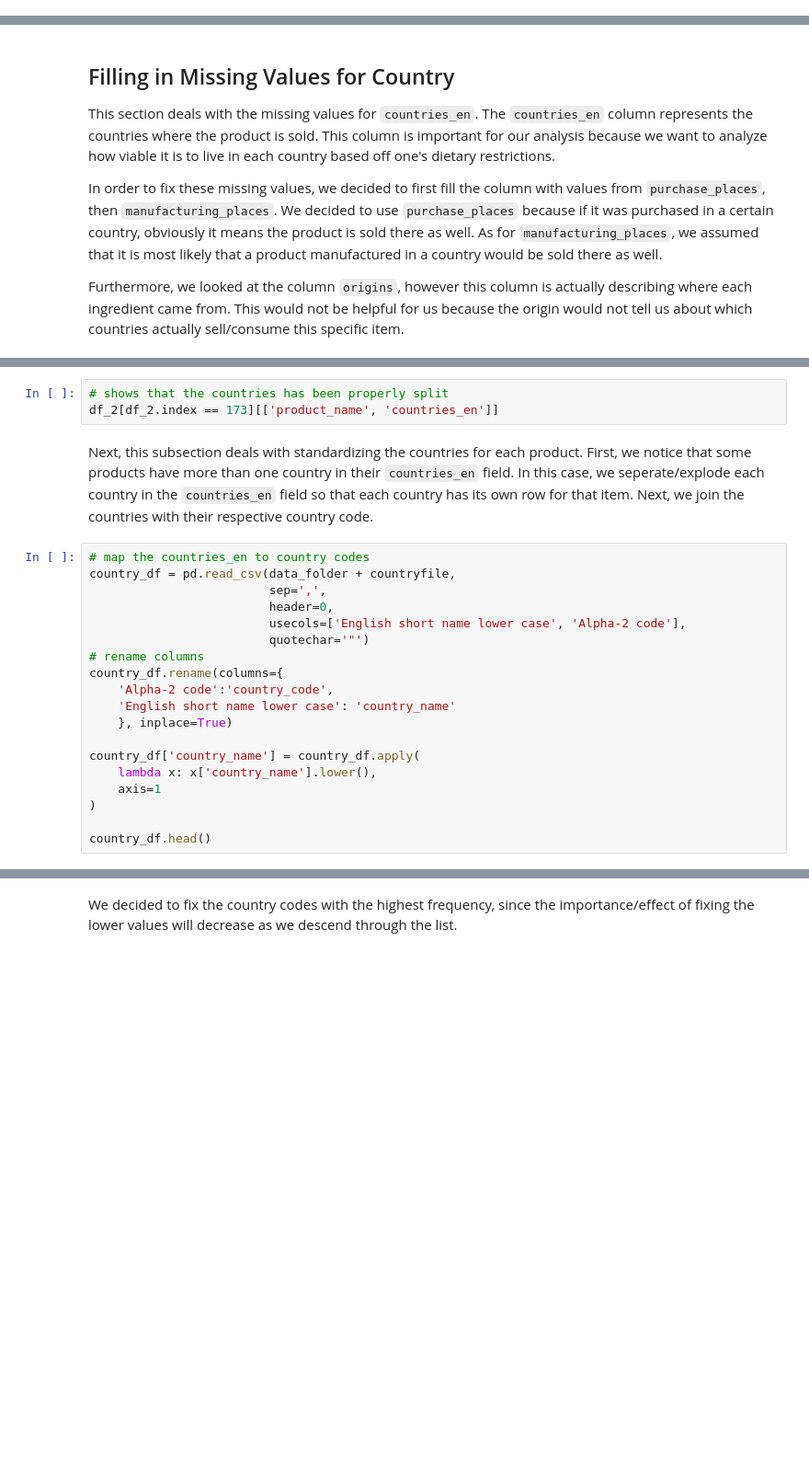
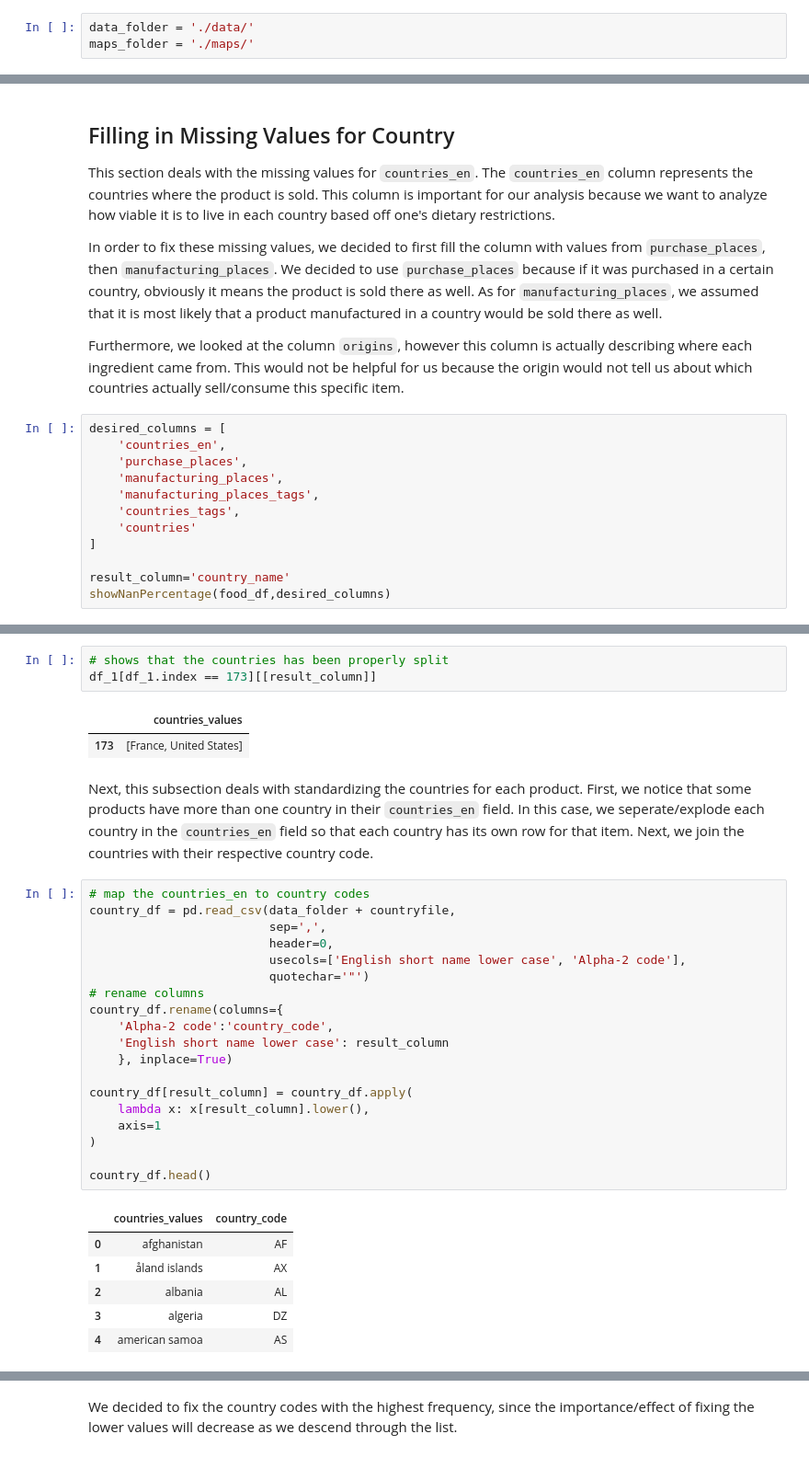
Before and after one commit to celine-y/open_food_facts, a Jupyter notebook: project.ipynb, the cells around one changed output, grey strips where cells are left out. Shown at 92% size. Drawn from its saved outputs; the diff is of its cells as text; blank space fills up the shorter version.

```diff
--- a/project.ipynb
+++ b/project.ipynb
@@ -91,6 +91,9 @@ using_col = [
     "nutrition-score-uk_100g",
     "glycemic-index_100g"
 ]
+# %%
+data_folder = './data/'
+maps_folder = './maps/'
 # %%
 # CONSTANTS
 # unknown values to use
@@ -330,3 +401,15 @@ This section deals with the missing values for `countries_en`. The `countries_en
 In order to fix these missing values, we decided to first fill the column with values from `purchase_places`, then `manufacturing_places`. We decided to use `purchase_places` because if it was purchased in a certain country, obviously it means the product is sold there as well. As for `manufacturing_places`, we assumed that it is most likely that a product manufactured in a country would be sold there as well.
 
 Furthermore, we looked at the column `origins`, however this column is actually describing where each ingredient came from. This would not be helpful for us because the origin would not tell us about which countries actually sell/consume this specific item.
+# %%
+desired_columns = [
+    'countries_en',
+    'purchase_places',
+    'manufacturing_places',
+    'manufacturing_places_tags',
+    'countries_tags',
+    'countries'
+]
+
+result_column='country_name'
+showNanPercentage(food_df,desired_columns)
@@ -401,27 +507,37 @@ df_2['countries_en'] = df_2.apply(
 # %%
 # shows that the countries has been properly split
-df_2[df_2.index == 173][['product_name', 'countries_en']]
+df_1[df_1.index == 173][[result_column]]
+# %% [output]
+|  | countries_values |
+| 173 | [France, United States] |
 # %% [markdown]
 Next, this subsection deals with standardizing the countries for each product. First, we notice that some products have more than one country in their `countries_en` field. In this case, we seperate/explode each country in the `countries_en` field so that each country has its own row for that item. Next, we join the countries with their respective country code.
 # %%
 # map the countries_en to country codes
 country_df = pd.read_csv(data_folder + countryfile,
                          sep=',',
                          header=0,
                          usecols=['English short name lower case', 'Alpha-2 code'],
                          quotechar='"')
 # rename columns
 country_df.rename(columns={
     'Alpha-2 code':'country_code',
-    'English short name lower case': 'country_name'
+    'English short name lower case': result_column
     }, inplace=True)
 
-country_df['country_name'] = country_df.apply(
-    lambda x: x['country_name'].lower(),
+country_df[result_column] = country_df.apply(
+    lambda x: x[result_column].lower(),
     axis=1
 )
 
 country_df.head()
+# %% [output]
+|  | countries_values | country_code |
+| 0 | afghanistan | AF |
+| 1 | åland islands | AX |
+| 2 | albania | AL |
+| 3 | algeria | DZ |
+| 4 | american samoa | AS |
 # %%
 def explode(df, lst_cols, fill_value=''):
     # make sure `lst_cols` is a list
```
Also changed, not shown: parts of 89 cells of this notebook, 2 other files.
